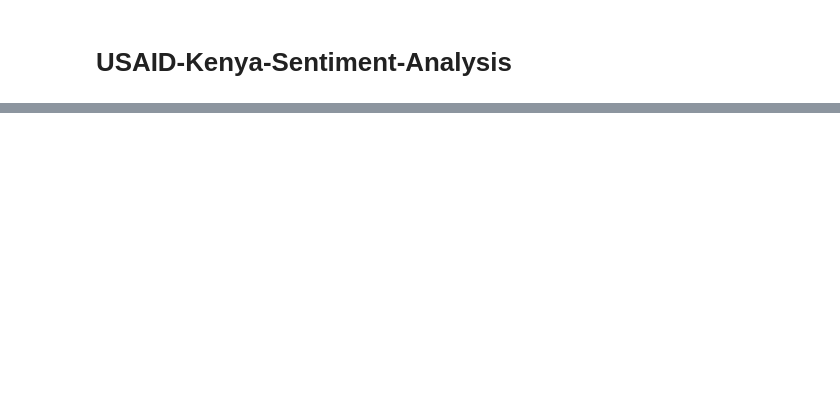
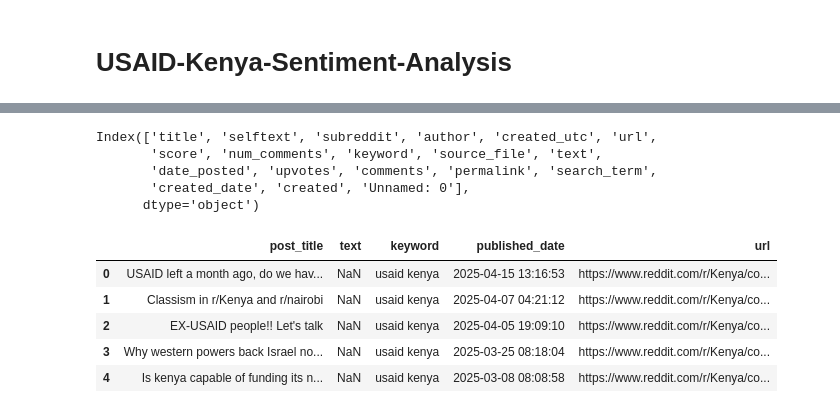
Before and after one commit to L-N-E0/USAID-Kenya-Sentiment-Analysis, a Jupyter notebook: notebooks/Cess.ipynb, the cells around one changed output, grey strips where cells are left out. Saved outputs shown, nothing was run; the diff lists cells and outputs as text; code cells hidden in the pictures; blank space fills up the shorter version.

```diff
--- a/notebooks/Cess.ipynb
+++ b/notebooks/Cess.ipynb
@@ -235,0 +163,25 @@ reddit_df3.head()
+# %%
+combined_df.columns
+# %% [output]
+Index(['title', 'selftext', 'subreddit', 'author', 'created_utc', 'url',
+       'score', 'num_comments', 'keyword', 'source_file', 'text',
+       'date_posted', 'upvotes', 'comments', 'permalink', 'search_term',
+       'created_date', 'created', 'Unnamed: 0'],
+      dtype='object')
+# %%
+# Drop all columns except the ones required
+final_df = combined_df[['title', 'text', 'keyword', 'created_utc', 'url']].copy()
+
+# Rename columns and convert date
+final_df.rename(columns={'title': 'post_title', 'created_utc': 'published_date'}, inplace=True)
+final_df['published_date'] = pd.to_datetime(final_df['published_date'], errors='coerce')
+
+# Preview
+final_df.head()
+# %% [output]
+|  | post_title | text | keyword | published_date | url |
+| 0 | USAID left a month ago, do we hav... | NaN | usaid kenya | 2025-04-15 13:16:53 | https://www.reddit.com/r/Kenya/co... |
+| 1 | Classism in r/Kenya and r/nairobi | NaN | usaid kenya | 2025-04-07 04:21:12 | https://www.reddit.com/r/Kenya/co... |
+| 2 | EX-USAID people!! Let's talk | NaN | usaid kenya | 2025-04-05 19:09:10 | https://www.reddit.com/r/Kenya/co... |
+| 3 | Why western powers back Israel no... | NaN | usaid kenya | 2025-03-25 08:18:04 | https://www.reddit.com/r/Kenya/co... |
+| 4 | Is kenya capable of funding its n... | NaN | usaid kenya | 2025-03-08 08:08:58 | https://www.reddit.com/r/Kenya/co... |
```
Also changed, not shown: parts of 40 cells of this notebook, 2 other files.
